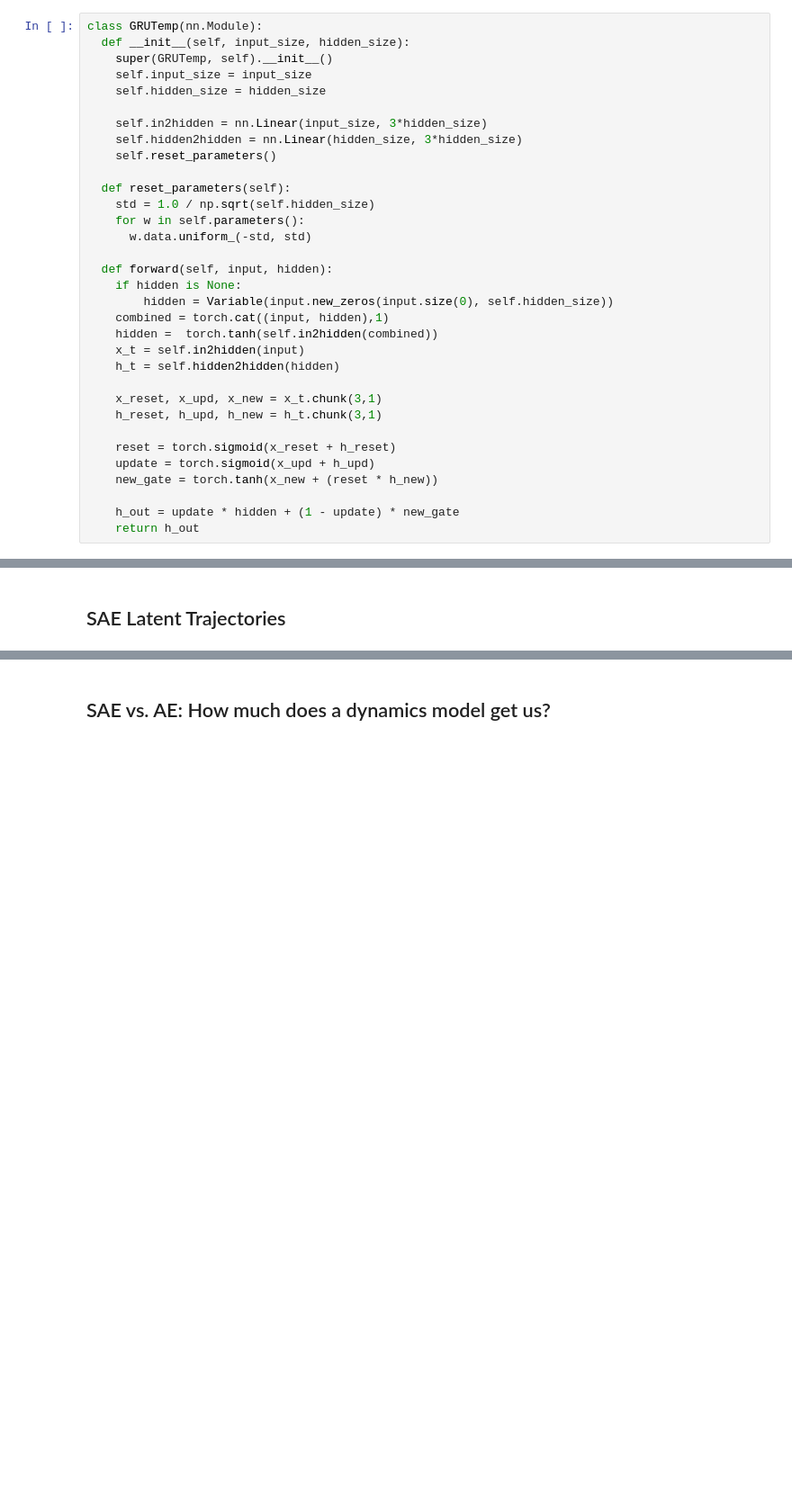
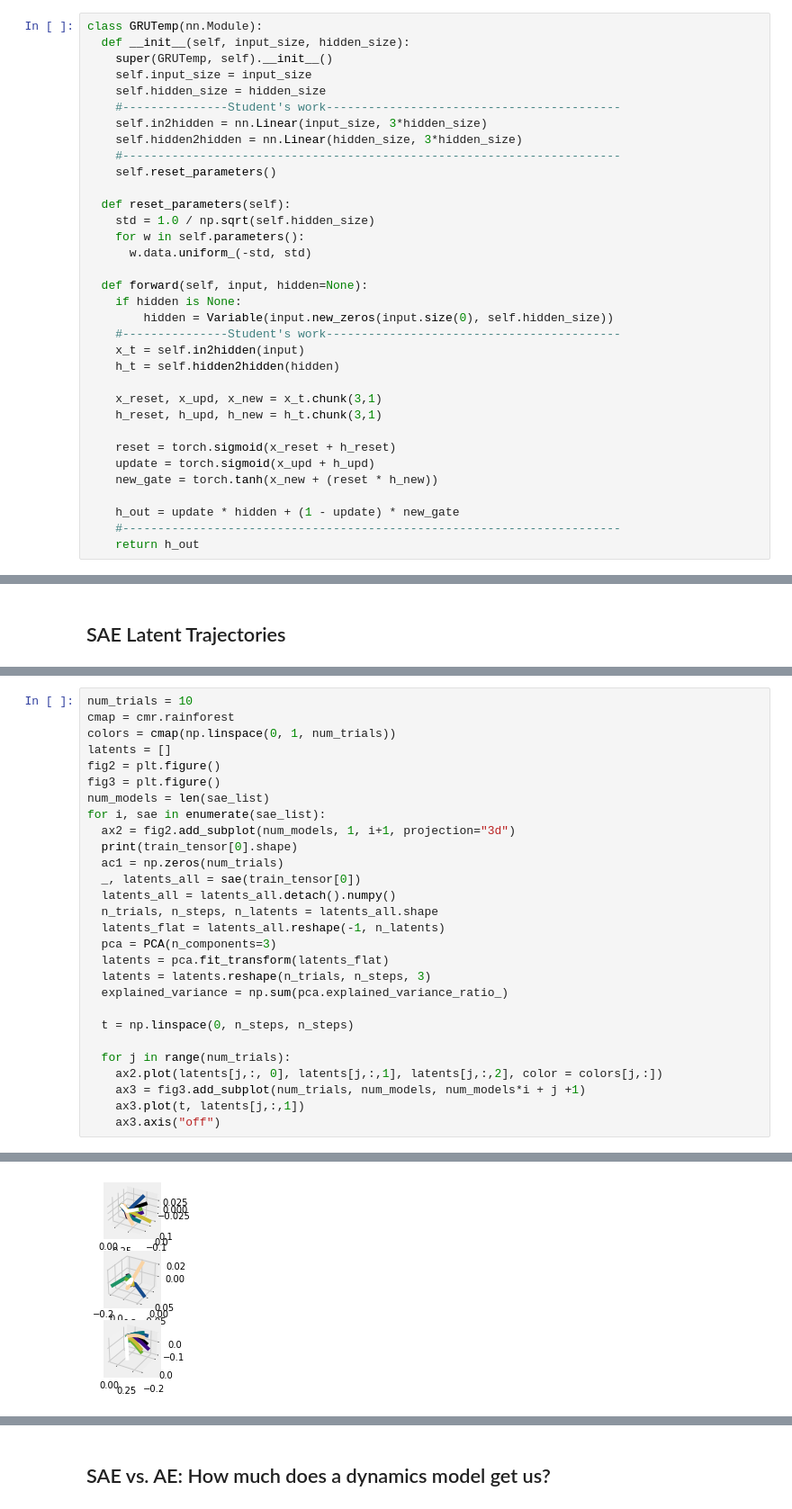
Before and after one commit to SaberaTalukder/Chen_Institute_DataSAI_for_Neuroscience, a Jupyter notebook: 07_13_22_day7_deep_learning_and_LFADS/CVCalTechWorkshop.ipynb, the cells around one changed output, grey strips where cells are left out. Shown at 90% size. Saved outputs shown, nothing was run; the diff lists cells and outputs as text; blank space fills up the shorter version.

```diff
--- a/07_13_22_day7_deep_learning_and_LFADS/CVCalTechWorkshop.ipynb
+++ b/07_13_22_day7_deep_learning_and_LFADS/CVCalTechWorkshop.ipynb
@@ -675,9 +528,10 @@ class GRUTemp(nn.Module):
     super(GRUTemp, self).__init__()
     self.input_size = input_size
     self.hidden_size = hidden_size
-
+    #---------------Student's work------------------------------------------
     self.in2hidden = nn.Linear(input_size, 3*hidden_size)
     self.hidden2hidden = nn.Linear(hidden_size, 3*hidden_size)
+    #-----------------------------------------------------------------------
     self.reset_parameters()
 
   def reset_parameters(self):
@@ -685,11 +539,10 @@ class GRUTemp(nn.Module):
     for w in self.parameters():
       w.data.uniform_(-std, std)
 
-  def forward(self, input, hidden):
+  def forward(self, input, hidden=None):
     if hidden is None:
         hidden = Variable(input.new_zeros(input.size(0), self.hidden_size))
-    combined = torch.cat((input, hidden),1)
-    hidden =  torch.tanh(self.in2hidden(combined))
+    #---------------Student's work------------------------------------------
     x_t = self.in2hidden(input)
     h_t = self.hidden2hidden(hidden)
 
@@ -701,6 +554,7 @@ class GRUTemp(nn.Module):
     new_gate = torch.tanh(x_new + (reset * h_new))
 
     h_out = update * hidden + (1 - update) * new_gate
+    #-----------------------------------------------------------------------
     return h_out
 # %% [markdown]
 ## Sequential Auto-Encoder Model
@@ -776,0 +646,29 @@ RuntimeError: mat1 and mat2 shapes cannot be multiplied (75x4 and 1x9)
+# %%
+num_trials = 10
+cmap = cmr.rainforest
+colors = cmap(np.linspace(0, 1, num_trials))
+latents = []
+fig2 = plt.figure()
+fig3 = plt.figure()
+num_models = len(sae_list)
+for i, sae in enumerate(sae_list):
+  ax2 = fig2.add_subplot(num_models, 1, i+1, projection="3d")
+  print(train_tensor[0].shape)
+  ac1 = np.zeros(num_trials)
+  _, latents_all = sae(train_tensor[0])
+  latents_all = latents_all.detach().numpy()
+  n_trials, n_steps, n_latents = latents_all.shape
+  latents_flat = latents_all.reshape(-1, n_latents)
+  pca = PCA(n_components=3)
+  latents = pca.fit_transform(latents_flat)
+  latents = latents.reshape(n_trials, n_steps, 3)
+  explained_variance = np.sum(pca.explained_variance_ratio_)
+
+  t = np.linspace(0, n_steps, n_steps)
+
+  for j in range(num_trials):
+    ax2.plot(latents[j,:, 0], latents[j,:,1], latents[j,:,2], color = colors[j,:])
+    ax3 = fig3.add_subplot(num_trials, num_models, num_models*i + j +1)
+    ax3.plot(t, latents[j,:,1])
+    ax3.axis("off")
+# %% [output]
@@ -776,0 +678 @@ RuntimeError: mat1 and mat2 shapes cannot be multiplied (75x4 and 1x9)
+[figure, added]
```
Also changed, not shown: parts of 19 cells of this notebook.
